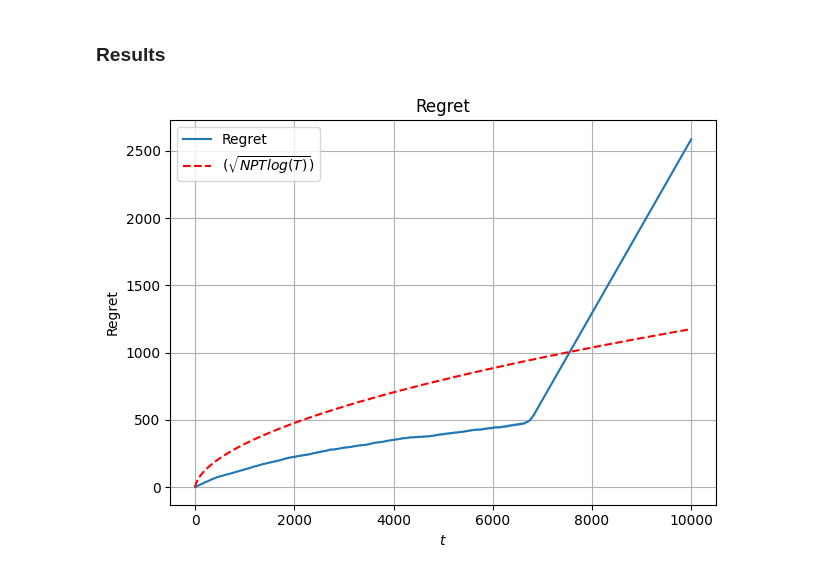
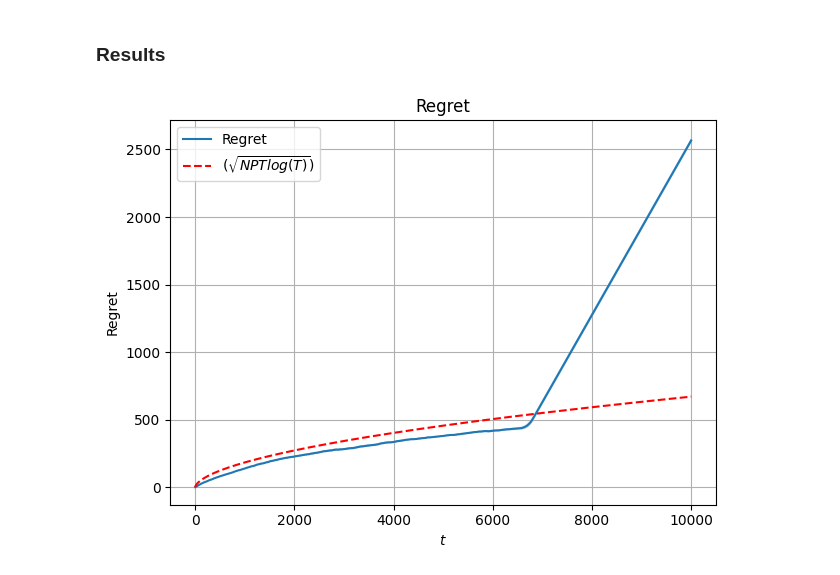
Before and after one commit to FabioFloris02/OLA2025_Floris_Sonzini_Parenti_Singh_Gottschling, a Jupyter notebook: requirement_2.ipynb, the cells around one changed output. Cells and saved outputs as stored; diff of their text form; code cells hidden in the pictures.

```diff
--- a/requirement_2.ipynb
+++ b/requirement_2.ipynb
@@ -277,22 +277,22 @@ regret_sd = regret_per_trial.std(axis=0) # standard deviation
 # %%
 plt.plot(np.arange(T), average_regret, label=f'Regret')
 plt.fill_between(
     np.arange(T),
     average_regret-regret_sd/np.sqrt(n_trials),
     average_regret+regret_sd/np.sqrt(n_trials),
     alpha=0.3
 )
 
-t = np.arange(1, T + 1)  # da 1 per evitare log(0)
-theoretical_curve = (N*P*t*np.log(t))**(1/2)
+t = np.arange(1, T + 1)  # start from 1 to avoid log(0)
+theoretical_curve = (N*P*t*np.log(t))**(1/2) * (550/((N*P*7000*np.log(7000))**(1/2)))
 plt.plot(t - 1, theoretical_curve, label="$(\sqrt{NPTlog(T)})$", linestyle="--", color="red")
 
 plt.xlabel("$t$")
 plt.ylabel("Regret")
 plt.title("Regret")
 plt.legend()
 plt.grid(True)
 plt.tight_layout()
 plt.show()
 # %% [output]
-[figure, old version]
+[figure, new version]
```
Also changed, not shown: parts of 1 cell of this notebook.
